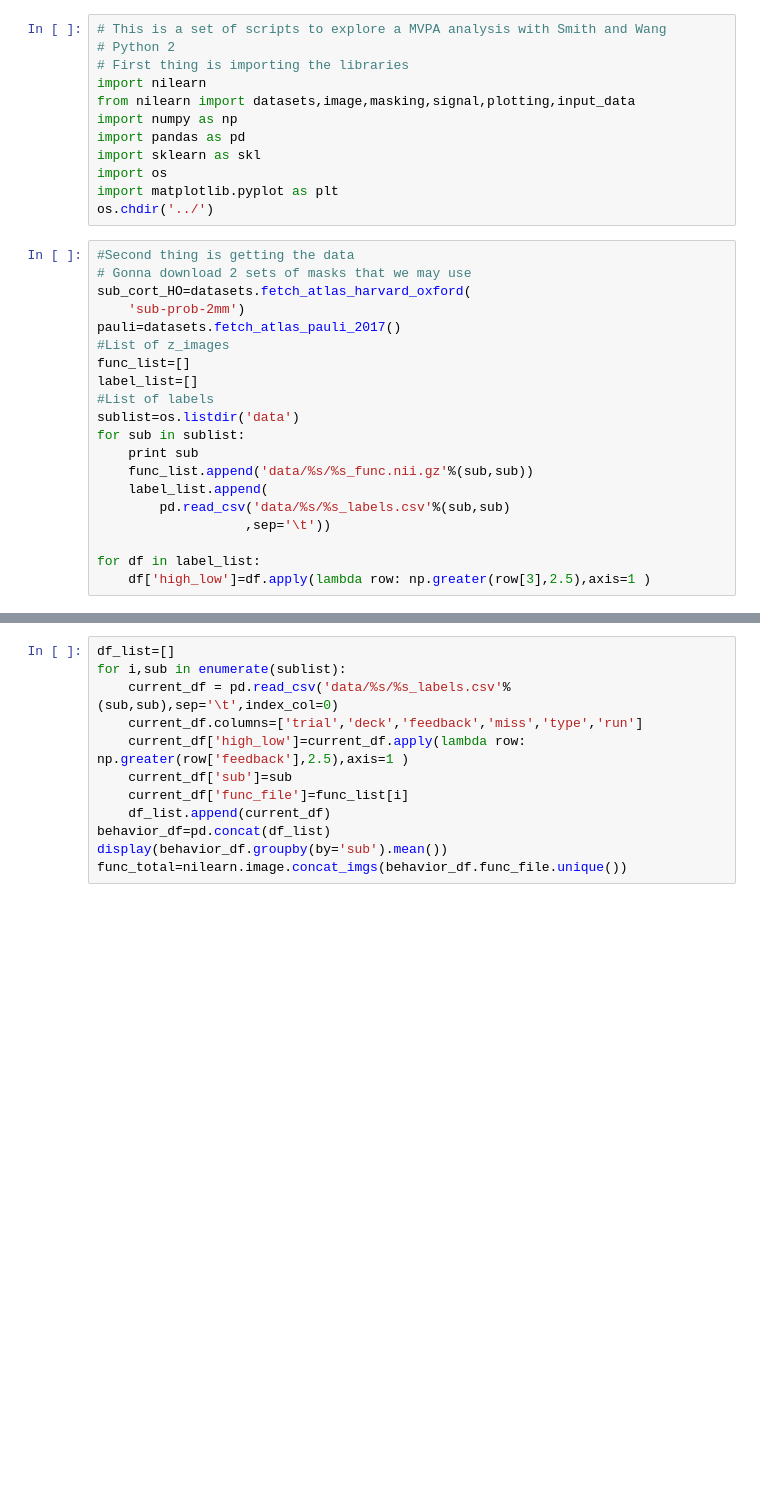
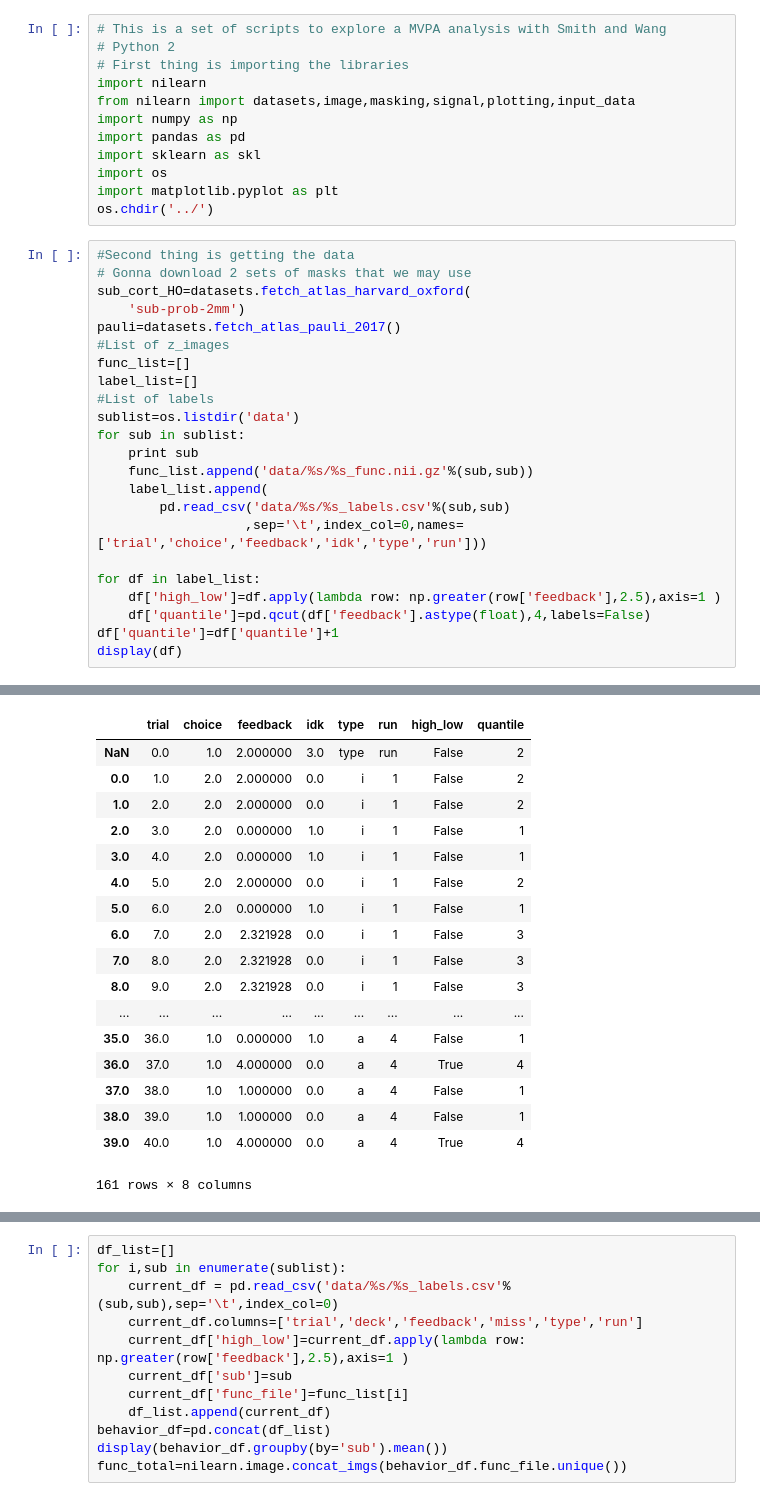
Before and after one commit to jbdenniso/New_MVPA_With_Sally, a Jupyter notebook: MVPA.ipynb, the cells around one changed output, grey strips where cells are left out. Saved outputs shown, nothing was run; the diff lists cells and outputs as text; blank space fills up the shorter version.

```diff
--- a/MVPA.ipynb
+++ b/MVPA.ipynb
@@ -22,35 +22,56 @@ label_list=[]
 #List of labels
 sublist=os.listdir('data')
 for sub in sublist:
     print sub
     func_list.append('data/%s/%s_func.nii.gz'%(sub,sub))
     label_list.append(
         pd.read_csv('data/%s/%s_labels.csv'%(sub,sub)
-                   ,sep='\t'))
+                   ,sep='\t',index_col=0,names=['trial','choice','feedback','idk','type','run']))
 
 for df in label_list:
-    df['high_low']=df.apply(lambda row: np.greater(row[3],2.5),axis=1 )
+    df['high_low']=df.apply(lambda row: np.greater(row['feedback'],2.5),axis=1 )
+    df['quantile']=pd.qcut(df['feedback'].astype(float),4,labels=False)
+df['quantile']=df['quantile']+1
+display(df)
 # %% [output]
 sub-119
 sub-118
 sub-107
 sub-113
 sub-106
 sub-112
 sub-125
 sub-123
 sub-108
 sub-111
 sub-115
 sub-117
 sub-120
 sub-116
 sub-114
 sub-109
 sub-121
 sub-122
 sub-104
 sub-110
+|  | trial | choice | feedback | idk | type | run | high_low | quantile |
+| NaN | 0.0 | 1.0 | 2.000000 | 3.0 | type | run | False | 2 |
+| 0.0 | 1.0 | 2.0 | 2.000000 | 0.0 | i | 1 | False | 2 |
+| 1.0 | 2.0 | 2.0 | 2.000000 | 0.0 | i | 1 | False | 2 |
+| 2.0 | 3.0 | 2.0 | 0.000000 | 1.0 | i | 1 | False | 1 |
+| 3.0 | 4.0 | 2.0 | 0.000000 | 1.0 | i | 1 | False | 1 |
+| 4.0 | 5.0 | 2.0 | 2.000000 | 0.0 | i | 1 | False | 2 |
+| 5.0 | 6.0 | 2.0 | 0.000000 | 1.0 | i | 1 | False | 1 |
+| 6.0 | 7.0 | 2.0 | 2.321928 | 0.0 | i | 1 | False | 3 |
+| 7.0 | 8.0 | 2.0 | 2.321928 | 0.0 | i | 1 | False | 3 |
+| 8.0 | 9.0 | 2.0 | 2.321928 | 0.0 | i | 1 | False | 3 |
+| ... | ... | ... | ... | ... | ... | ... | ... | ... |
+| 35.0 | 36.0 | 1.0 | 0.000000 | 1.0 | a | 4 | False | 1 |
+| 36.0 | 37.0 | 1.0 | 4.000000 | 0.0 | a | 4 | True | 4 |
+| 37.0 | 38.0 | 1.0 | 1.000000 | 0.0 | a | 4 | False | 1 |
+| 38.0 | 39.0 | 1.0 | 1.000000 | 0.0 | a | 4 | False | 1 |
+| 39.0 | 40.0 | 1.0 | 4.000000 | 0.0 | a | 4 | True | 4 |
+161 rows × 8 columns
 # %%
 #Let's check out our data and masks
 #the behavioral is hopefully easiest to verify
```
Also changed, not shown: parts of 6 cells of this notebook, 1 other file.
